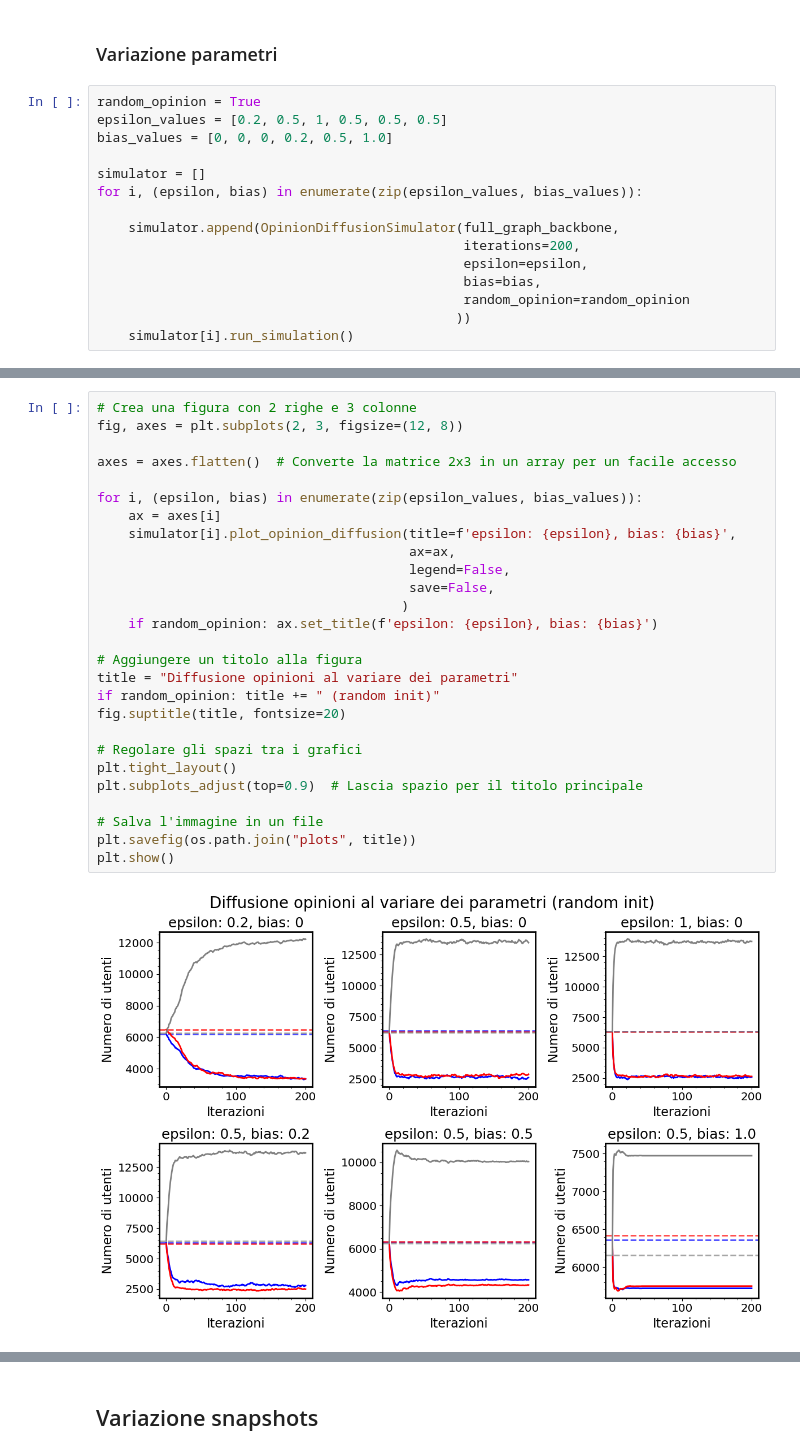
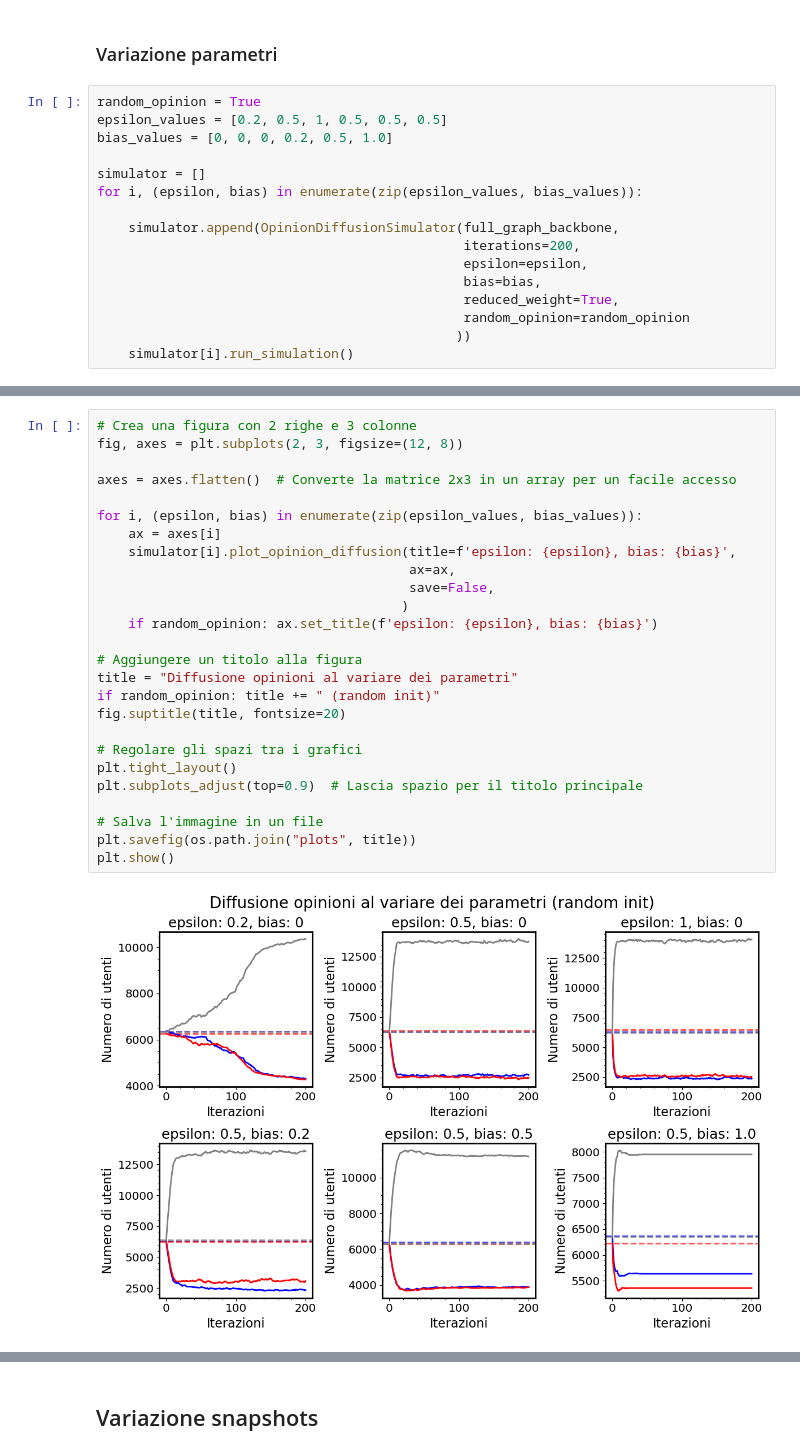
Before and after one commit to LeonardoCaridi/2024_caridi, a Jupyter notebook: open_problem/Diffusion_opinion.ipynb, the cells around one changed output, grey strips where cells are left out. Cells and saved outputs as stored; diff of their text form.

```diff
--- a/open_problem/Diffusion_opinion.ipynb
+++ b/open_problem/Diffusion_opinion.ipynb
@@ -233,6 +235,7 @@ for i, (epsilon, bias) in enumerate(zip(epsilon_values, bias_values)):
                                                iterations=200,
                                                epsilon=epsilon,
                                                bias=bias,
+                                               reduced_weight=True,
                                                random_opinion=random_opinion
                                               ))
     simulator[i].run_simulation()
@@ -267,32 +270,31 @@ plt.show()
 # %%
 # Crea una figura con 2 righe e 3 colonne
 fig, axes = plt.subplots(2, 3, figsize=(12, 8))
 
 axes = axes.flatten()  # Converte la matrice 2x3 in un array per un facile accesso
 
 for i, (epsilon, bias) in enumerate(zip(epsilon_values, bias_values)):
     ax = axes[i]
     simulator[i].plot_opinion_diffusion(title=f'epsilon: {epsilon}, bias: {bias}',
                                         ax=ax,
-                                        legend=False,
                                         save=False,
                                        )
     if random_opinion: ax.set_title(f'epsilon: {epsilon}, bias: {bias}')
 
 # Aggiungere un titolo alla figura
 title = "Diffusione opinioni al variare dei parametri"
 if random_opinion: title += " (random init)"
 fig.suptitle(title, fontsize=20)
 
 # Regolare gli spazi tra i grafici
 plt.tight_layout()
 plt.subplots_adjust(top=0.9)  # Lascia spazio per il titolo principale
 
 # Salva l'immagine in un file
 plt.savefig(os.path.join("plots", title))
 plt.show()
 # %% [output]
-[figure, old version]
+[figure, new version]
 # %%
 # Crea una figura con 2 righe e 3 colonne
 fig, axes = plt.subplots(2, 3, figsize=(12, 8))
```
Also changed, not shown: parts of 12 cells of this notebook, 16 other files.
